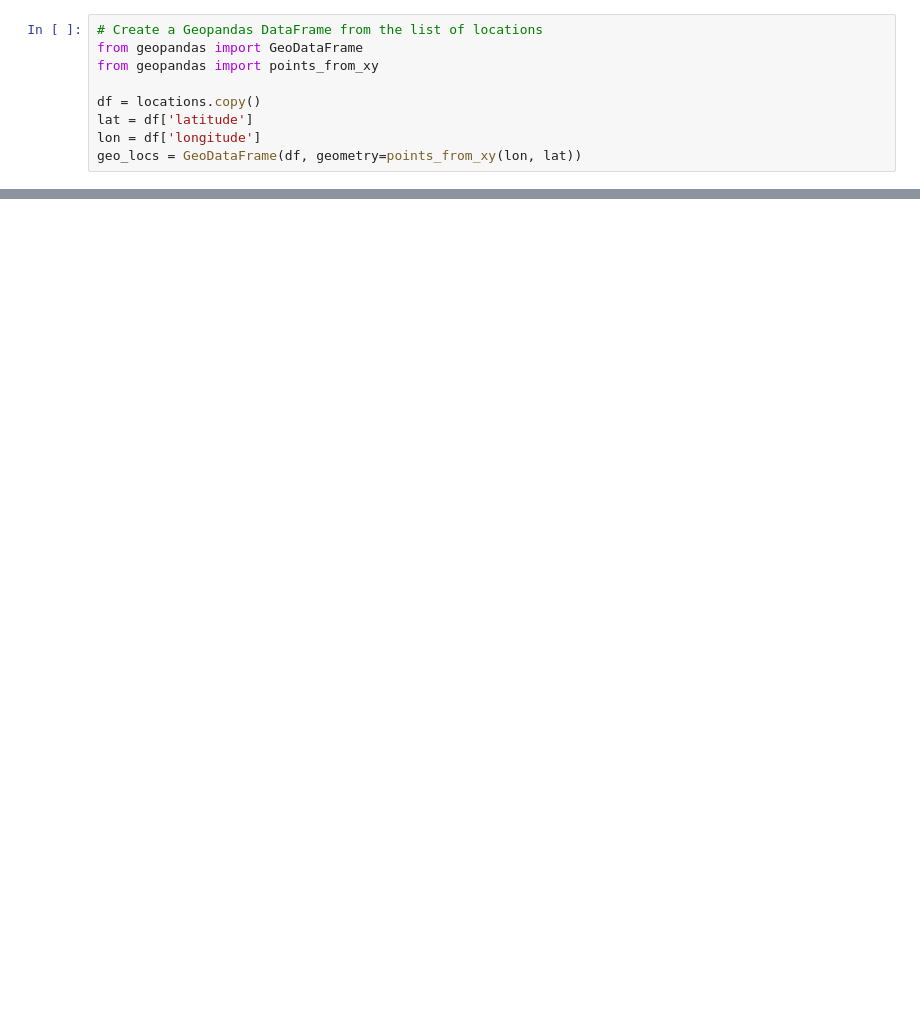
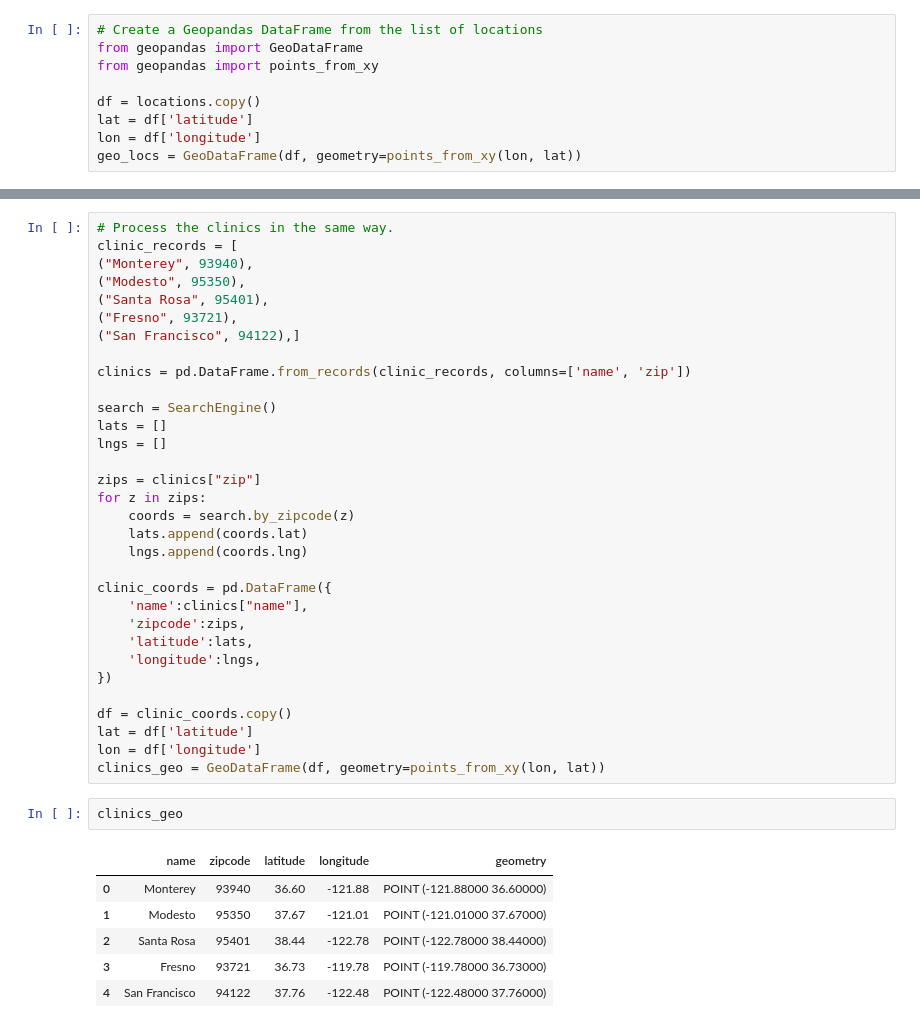
Before and after one commit to DanielMartinAlarcon/als_equity, a Jupyter notebook: california_plotter.ipynb, the cells around one changed output, grey strips where cells are left out. Drawn from its saved outputs; the diff is of its cells as text; blank space fills up the shorter version.

```diff
--- a/california_plotter.ipynb
+++ b/california_plotter.ipynb
@@ -55,0 +61,41 @@ geo_locs
+# %%
+# Process the clinics in the same way.
+clinic_records = [
+("Monterey", 93940),
+("Modesto", 95350),
+("Santa Rosa", 95401),
+("Fresno", 93721),
+("San Francisco", 94122),]
+
+clinics = pd.DataFrame.from_records(clinic_records, columns=['name', 'zip'])
+
+search = SearchEngine()
+lats = []
+lngs = []
+
+zips = clinics["zip"]
+for z in zips:
+    coords = search.by_zipcode(z)
+    lats.append(coords.lat)
+    lngs.append(coords.lng)
+
+clinic_coords = pd.DataFrame({
+    'name':clinics["name"],
+    'zipcode':zips,
+    'latitude':lats,
+    'longitude':lngs,
+})
+
+df = clinic_coords.copy()
+lat = df['latitude']
+lon = df['longitude']
+clinics_geo = GeoDataFrame(df, geometry=points_from_xy(lon, lat))
+# %%
+clinics_geo
+# %% [output]
+|  | name | zipcode | latitude | longitude | geometry |
+| 0 | Monterey | 93940 | 36.60 | -121.88 | POINT (-121.88000 36.60000) |
+| 1 | Modesto | 95350 | 37.67 | -121.01 | POINT (-121.01000 37.67000) |
+| 2 | Santa Rosa | 95401 | 38.44 | -122.78 | POINT (-122.78000 38.44000) |
+| 3 | Fresno | 93721 | 36.73 | -119.78 | POINT (-119.78000 36.73000) |
+| 4 | San Francisco | 94122 | 37.76 | -122.48 | POINT (-122.48000 37.76000) |
```
Also changed, not shown: parts of 6 cells of this notebook, 2 other files.
